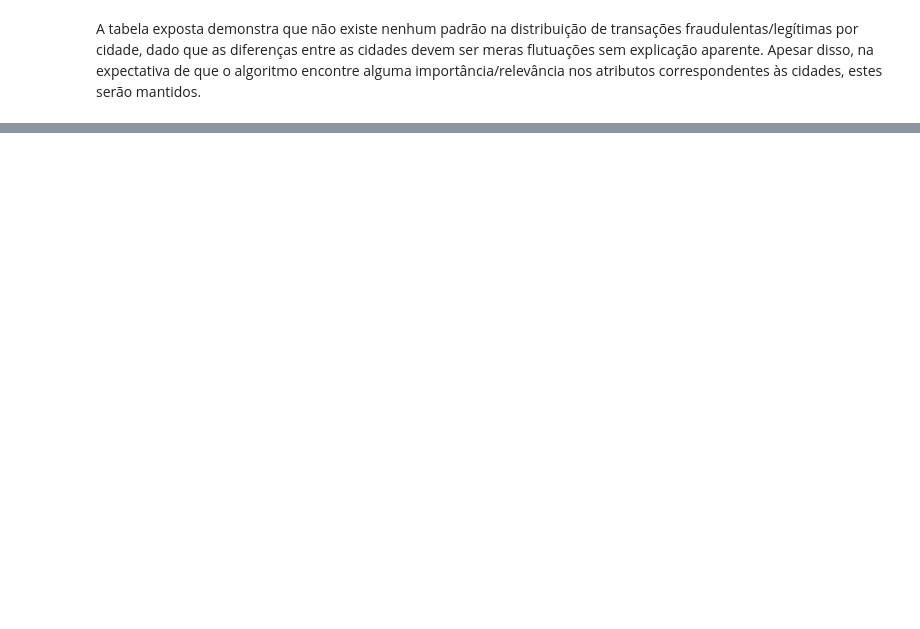
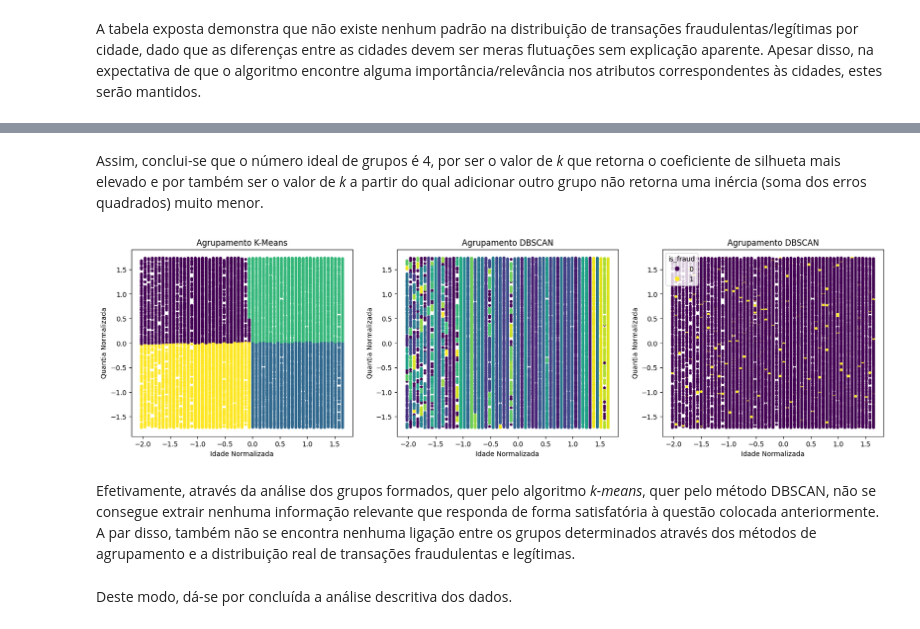
Before and after one commit to manelneto/fraud, a Jupyter notebook: task1.ipynb, the cells around one changed output, grey strips where cells are left out. Saved outputs shown, nothing was run; the diff lists cells and outputs as text; code cells hidden in the pictures; blank space fills up the shorter version.

```diff
--- a/task1.ipynb
+++ b/task1.ipynb
@@ -1656,0 +1677,31 @@ TODO! Clustering
+# %% [markdown]
+Assim, conclui-se que o número ideal de grupos é 4, por ser o valor de *k* que retorna o coeficiente de silhueta mais elevado e por também ser o valor de *k* a partir do qual adicionar outro grupo não retorna uma inércia (soma dos erros quadrados) muito menor.
+# %%
+kmeans = KMeans(4, random_state = 10)
+kmeans_labels = kmeans.fit_predict(scaled_data)
+
+dbscan = DBSCAN(eps = 0.05)
+dbscan_labels = dbscan.fit_predict(scaled_data)
+
+plt.figure(figsize = (20, 5))
+
+plt.subplot(1, 3, 1)
+plt.scatter(scaled_data[:, 0], scaled_data[:, 1], s = 10, c = kmeans_labels)
+contextualize('Agrupamento K-Means', 'Idade Normalizada', 'Quantia Normalizada')
+
+plt.subplot(1, 3, 2)
+plt.scatter(scaled_data[:, 0], scaled_data[:, 1], s = 10, c = dbscan_labels)
+contextualize('Agrupamento DBSCAN', 'Idade Normalizada', 'Quantia Normalizada')
+
+plt.subplot(1, 3, 3)
+scatterplot = plt.scatter(scaled_data[:, 0], scaled_data[:, 1], s = 10, c = formatted_data['is_fraud'])
+contextualize('Agrupamento DBSCAN', 'Idade Normalizada', 'Quantia Normalizada')
+plt.legend(*scatterplot.legend_elements(), title = 'is_fraud')
+
+plt.show()
+# %% [output]
+[figure, added]
+# %% [markdown]
+Efetivamente, através da análise dos grupos formados, quer pelo algoritmo *k-means*, quer pelo método DBSCAN, não se consegue extrair nenhuma informação relevante que responda de forma satisfatória à questão colocada anteriormente. A par disso, também não se encontra nenhuma ligação entre os grupos determinados através dos métodos de agrupamento e a distribuição real de transações fraudulentas e legítimas.
+# %% [markdown]
+Deste modo, dá-se por concluída a análise descritiva dos dados.
```
Also changed, not shown: parts of 26 cells of this notebook, 4 other files.
